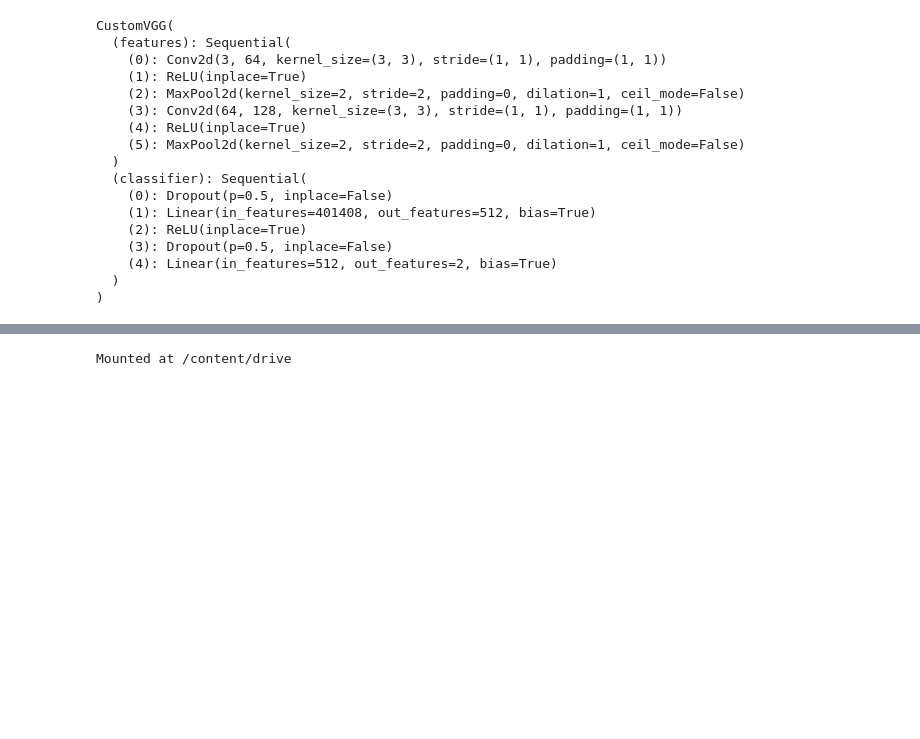
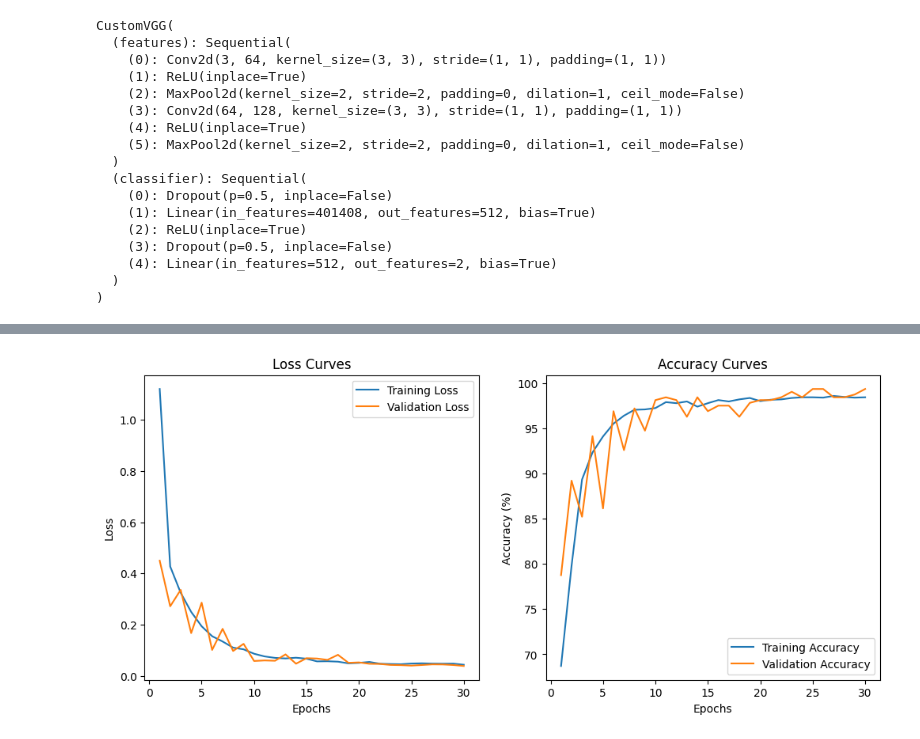
Before and after one commit to eshal26/Convolutional-Neural-Networks, a Jupyter notebook: custom_vgg.ipynb, the cells around one changed output, grey strips where cells are left out. Saved outputs shown, nothing was run; the diff lists cells and outputs as text; code cells hidden in the pictures; blank space fills up the shorter version.

```diff
--- a/custom_vgg.ipynb
+++ b/custom_vgg.ipynb
@@ -95,7 +122,6 @@ CustomVGG(
 device = torch.device('cuda' if torch.cuda.is_available() else 'cpu')
 model = model.to(device)
 
-# Define a loss function and optimizer
-criterion = nn.CrossEntropyLoss()
+criterion = nn.CrossEntropyLoss(weight=class_weights_tensor.to(device))
 optimizer = torch.optim.Adam(model.parameters(), lr=0.0001)
 # %%
@@ -269,5 +207,0 @@ weighted avg       0.98      0.98      0.98       327
-# %%
-from google.colab import drive
-drive.mount('/content/drive')
-# %% [output]
-Mounted at /content/drive
@@ -275,0 +208,27 @@ torch.save(model, '/content/drive/MyDrive/custom_vgg_model.pth')
+# %%
+
+import matplotlib.pyplot as plt
+
+plt.figure(figsize=(12, 5))
+
+# Plotting loss curves
+plt.subplot(1, 2, 1)
+plt.plot(range(1, num_epochs + 1), train_losses, label='Training Loss')
+plt.plot(range(1, num_epochs + 1), val_losses, label='Validation Loss')
+plt.xlabel('Epochs')
+plt.ylabel('Loss')
+plt.title('Loss Curves')
+plt.legend()
+
+# Plotting accuracy curves
+plt.subplot(1, 2, 2)
+plt.plot(range(1, num_epochs + 1), train_accuracies, label='Training Accuracy')
+plt.plot(range(1, num_epochs + 1), val_accuracies, label='Validation Accuracy')
+plt.xlabel('Epochs')
+plt.ylabel('Accuracy (%)')
+plt.title('Accuracy Curves')
+plt.legend()
+
+plt.show()
+# %% [output]
+[figure, added]
```
Also changed, not shown: parts of 5 cells of this notebook.
